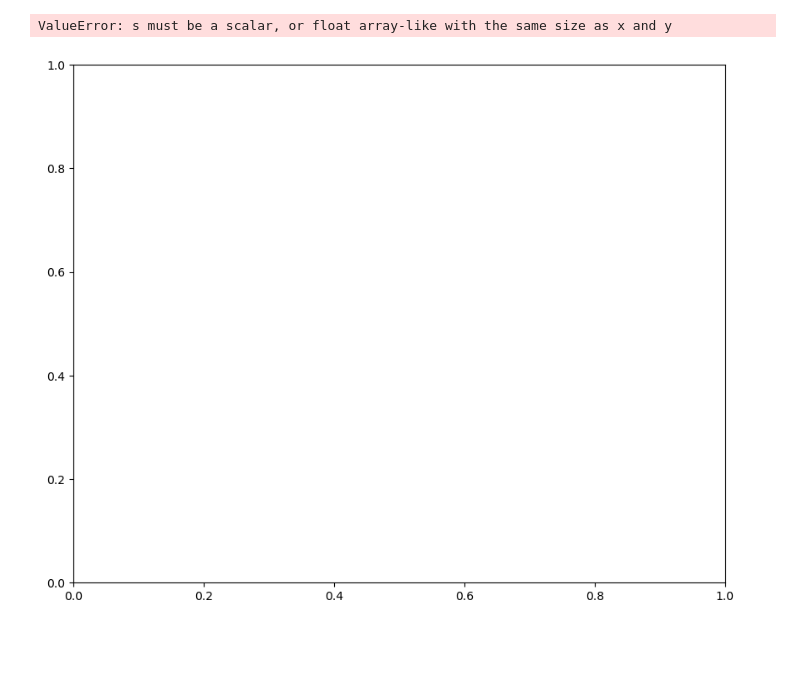
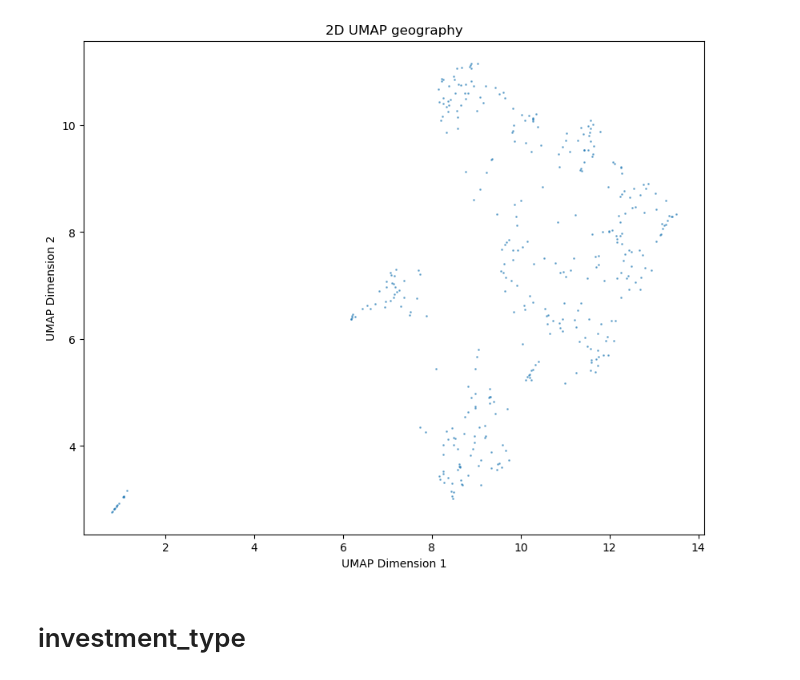
Before and after one commit to Eric-L-cloud/Capstone-Project, a Jupyter notebook: src/5_feature_engineering.ipynb, the cells around one changed output. Saved outputs shown, nothing was run; the diff lists cells and outputs as text; code cells hidden in the pictures; blank space fills up the shorter version.

```diff
--- a/src/5_feature_engineering.ipynb
+++ b/src/5_feature_engineering.ipynb
@@ -112,0 +45,3 @@ Name: count, Length: 1716, dtype: int64
+# %%
+geography_tags_list = geography_tags_list[geography_tags_list>=3]
+geography_tags_list
@@ -113,2 +62,2 @@ Name: count, Length: 1716, dtype: int64
 # %%
-embeddings = model.encode(geography_tags_list.index.to_list())
+geography_embeddings = model.encode(geography_tags_list.index.to_list())
@@ -117,8 +82,16 @@ import umap.umap_ as umap
 
 #Reduce dimensions using umap (good for large dataset)
 umap_model = umap.UMAP(n_components=2, random_state=42)
-X_2d = umap_model.fit_transform(embeddings)
+geography_embeddings_umap = umap_model.fit_transform(geography_embeddings)
+geography_embeddings_umap
 
-#Ready to be improted to Tableau
-X_2d.shape
+# Combine geography_tags_list.index and geography_embeddings_umap into a DataFrame
+geography_embeddings_umap_df = pd.DataFrame({
+    'Geography': geography_tags_list.index,
+    'Dimension_1': [embedding[0] for embedding in geography_embeddings_umap],
+    'Dimension_2': [embedding[1] for embedding in geography_embeddings_umap]
+})
+geography_embeddings_umap_df
+
+geography_embeddings_umap_df
 # %% [output]
@@ -126,17 +112,18 @@ X_2d.shape
 # %%
 # fix. set the color 86160
 
 import matplotlib.pyplot as plt
 
 plt.figure(figsize=(10, 8))
-plt.scatter(X_2d[:, 0], X_2d[:, 1], s=1, alpha=0.5)
+plt.scatter(geography_embeddings_umap_df['Dimension_1'], geography_embeddings_umap_df['Dimension_2'], s=1, alpha=0.5)
 plt.xlabel('UMAP Dimension 1')
 plt.ylabel('UMAP Dimension 2')
 plt.title('2D UMAP geography')
 plt.show()
 # %% [output]
-ValueError: s must be a scalar, or float array-like with the same size as x and y
-[figure, old version]
+[figure, new version]
+# %% [markdown]
+# investment_type
 # %%
 preferred_investment_type_tags_list
 # %% [output]
```
Also changed, not shown: parts of 18 cells of this notebook, 7 other files.
